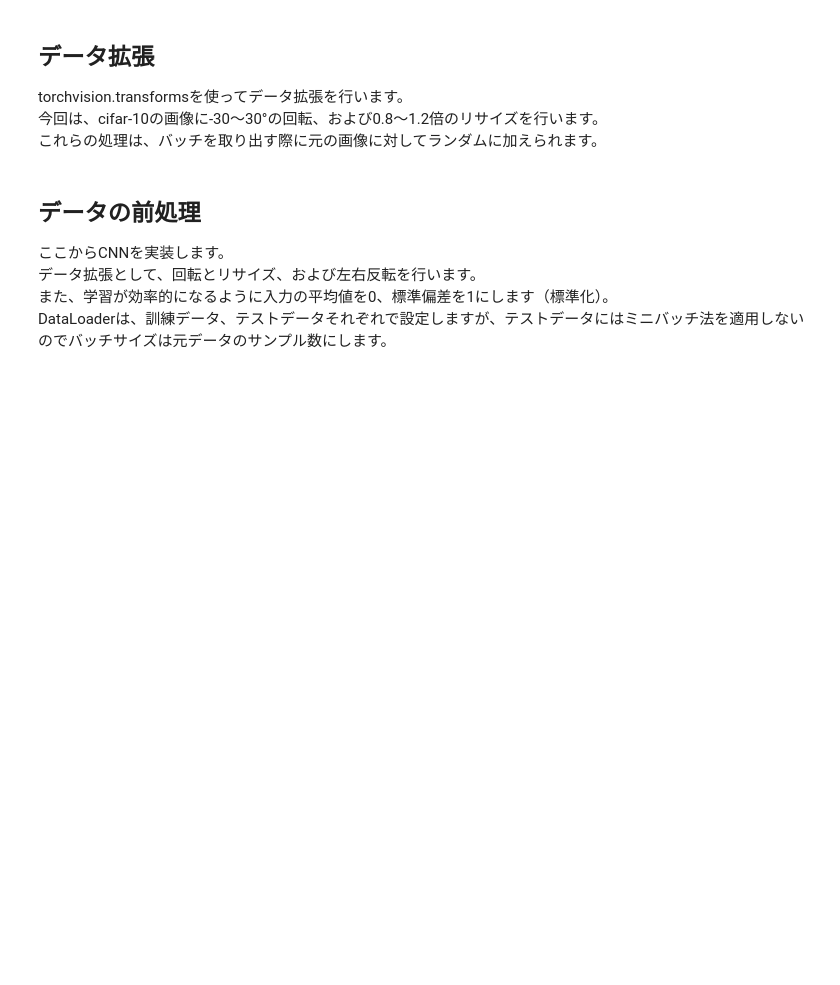
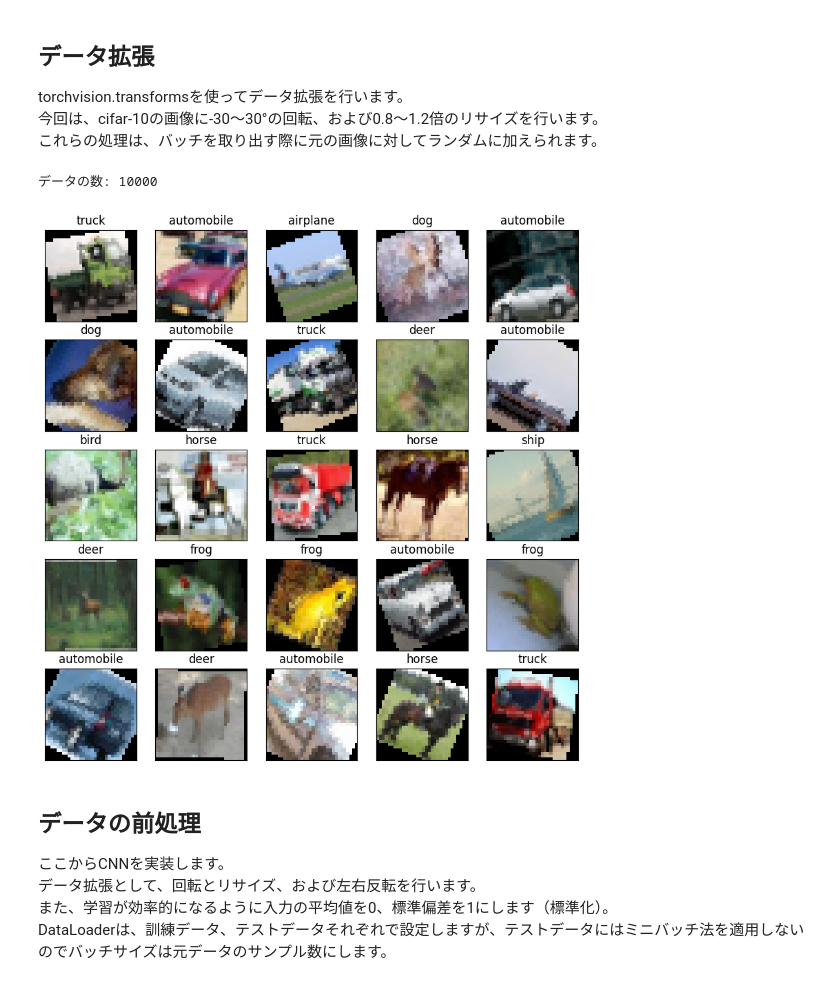
Before and after one commit to terumi-m/lecture_pytorch, a Jupyter notebook: lecture4/cnn.ipynb, the cells around one changed output. Saved outputs shown, nothing was run; the diff lists cells and outputs as text; code cells hidden in the pictures; blank space fills up the shorter version.

```diff
--- a/lecture4/cnn.ipynb
+++ b/lecture4/cnn.ipynb
@@ -48,33 +48,36 @@ torchvision.transformsを使ってデータ拡張を行います。
 # %%
 from torchvision.datasets import CIFAR10
 import torchvision.transforms as transforms
 from torch.utils.data import DataLoader
 import numpy as np
 import matplotlib.pyplot as plt
 
 transform = transforms.Compose([transforms.RandomAffine([-30, 30], scale=(0.8, 1.2)),  # 回転とリサイズ
                                 transforms.ToTensor()])
 cifar10_data = CIFAR10(root="./data",
                        train=False,download=True,
                        transform=transform)
 cifar10_classes = np.array(["airplane", "automobile", "bird", "cat", "deer",
                             "dog", "frog", "horse", "ship", "truck"])
 print("データの数:", len(cifar10_data))
 
 n_image = 25  # 表示する画像の数
 cifar10_loader = DataLoader(cifar10_data, batch_size=n_image, shuffle=True)
 dataiter = iter(cifar10_loader)  # イテレータ
-images, labels = dataiter.next()  # 最初のバッチを取り出す
+images, labels = next(dataiter)  # 最初のバッチを取り出す
 
 plt.figure(figsize=(10,10))  # 画像の表示サイズ
 for i in range(n_image):
     plt.subplot(5,5,i+1)
     plt.imshow(np.transpose(images[i], (1, 2, 0)))  # チャンネルを一番後ろに
     label = cifar10_classes[labels[i]]
     plt.title(label)
     plt.tick_params(labelbottom=False, labelleft=False, bottom=False, left=False)  # ラベルとメモリを非表示に
 
 plt.show()
+# %% [output]
+データの数: 10000
+[figure, added]
 # %% [markdown]
 ## データの前処理
 ここからCNNを実装します。
```
Also changed, not shown: parts of 7 cells of this notebook.
